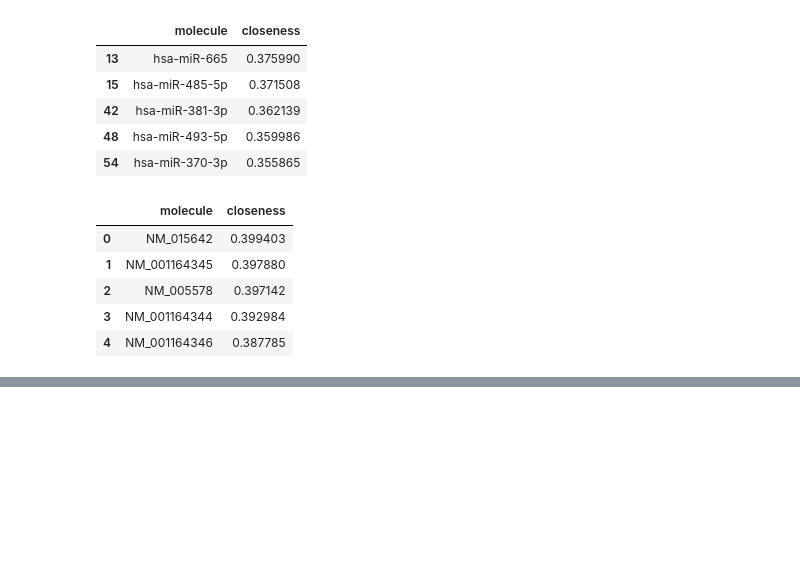
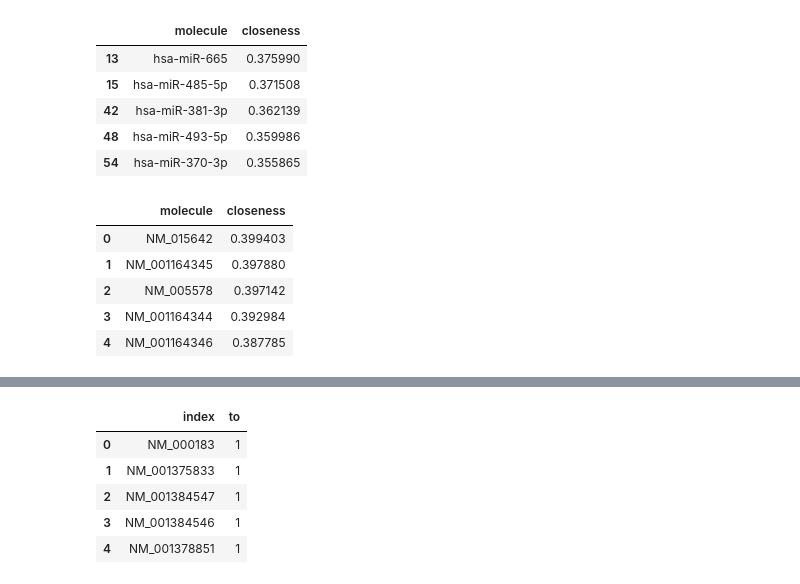
Before and after one commit to MylenaRoberta/mo804-project, a Jupyter notebook: notebooks/4_bipartite-network-results.ipynb, the cells around one changed output, grey strips where cells are left out. Drawn from its saved outputs; the diff is of its cells as text; code cells hidden in the pictures; blank space fills up the shorter version.

```diff
--- a/notebooks/4_bipartite-network-results.ipynb
+++ b/notebooks/4_bipartite-network-results.ipynb
@@ -462,0 +493,10 @@ df_closeness[filter].head()
+# %%
+# Filtra o top-5 de RNAs mensageiros envolvidos em pontes
+df_bridges['to'].value_counts().reset_index().head()
+# %% [output]
+|  | index | to |
+| 0 | NM_000183 | 1 |
+| 1 | NM_001375833 | 1 |
+| 2 | NM_001384547 | 1 |
+| 3 | NM_001384546 | 1 |
+| 4 | NM_001378851 | 1 |
```
Also changed, not shown: parts of 6 cells of this notebook, 5 other files.
